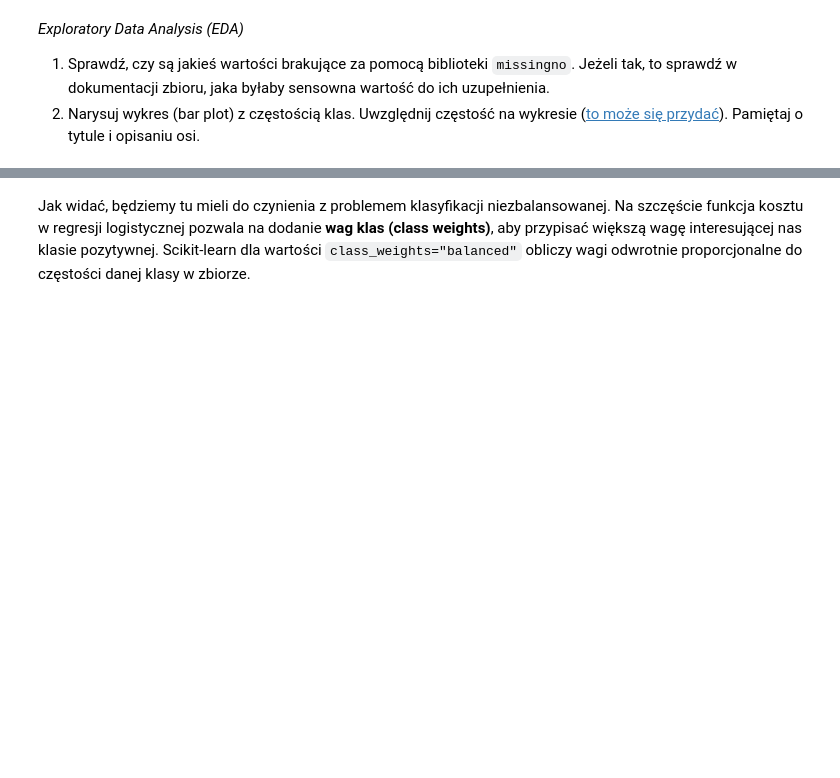
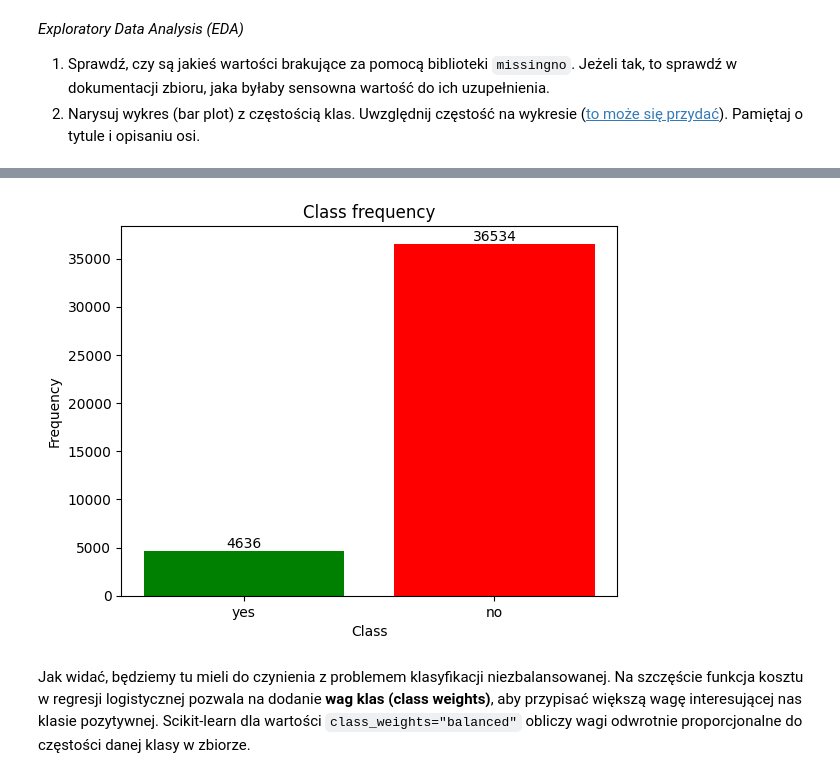
Before and after one commit to szaross/introduction-to-ai, a Jupyter notebook: lab1/lab_1.ipynb, the cells around one changed output, grey strips where cells are left out. Drawn from its saved outputs; the diff is of its cells as text; code cells hidden in the pictures; blank space fills up the shorter version.

```diff
--- a/lab1/lab_1.ipynb
+++ b/lab1/lab_1.ipynb
@@ -1184,3 +1207,18 @@ assert [0,1] == sorted(df['contact'].unique())
+# %%
+# plot class frequencies
+yes_counts = len([x for x in y if x==1])
+no_counts = len(y) - yes_counts
+
+f, ax = plt.subplots()
+ax.bar(["yes","no"], [yes_counts,no_counts], color = ["green","red"])
+for container in ax.containers:
+    ax.bar_label(container)
+plt.title("Class frequency")
+plt.ylabel("Frequency")
+plt.xlabel("Class")
+plt.show()
+# %% [output]
+[figure, added]
 # %% [markdown]
 Jak widać, będziemy tu mieli do czynienia z problemem klasyfikacji niezbalansowanej. Na szczęście funkcja kosztu w regresji logistycznej pozwala na dodanie **wag klas (class weights)**, aby przypisać większą wagę interesującej nas klasie pozytywnej. Scikit-learn dla wartości `class_weights="balanced"` obliczy wagi odwrotnie proporcjonalne do częstości danej klasy w zbiorze.
 # %% [markdown]
```
Also changed, not shown: parts of 8 cells of this notebook.
